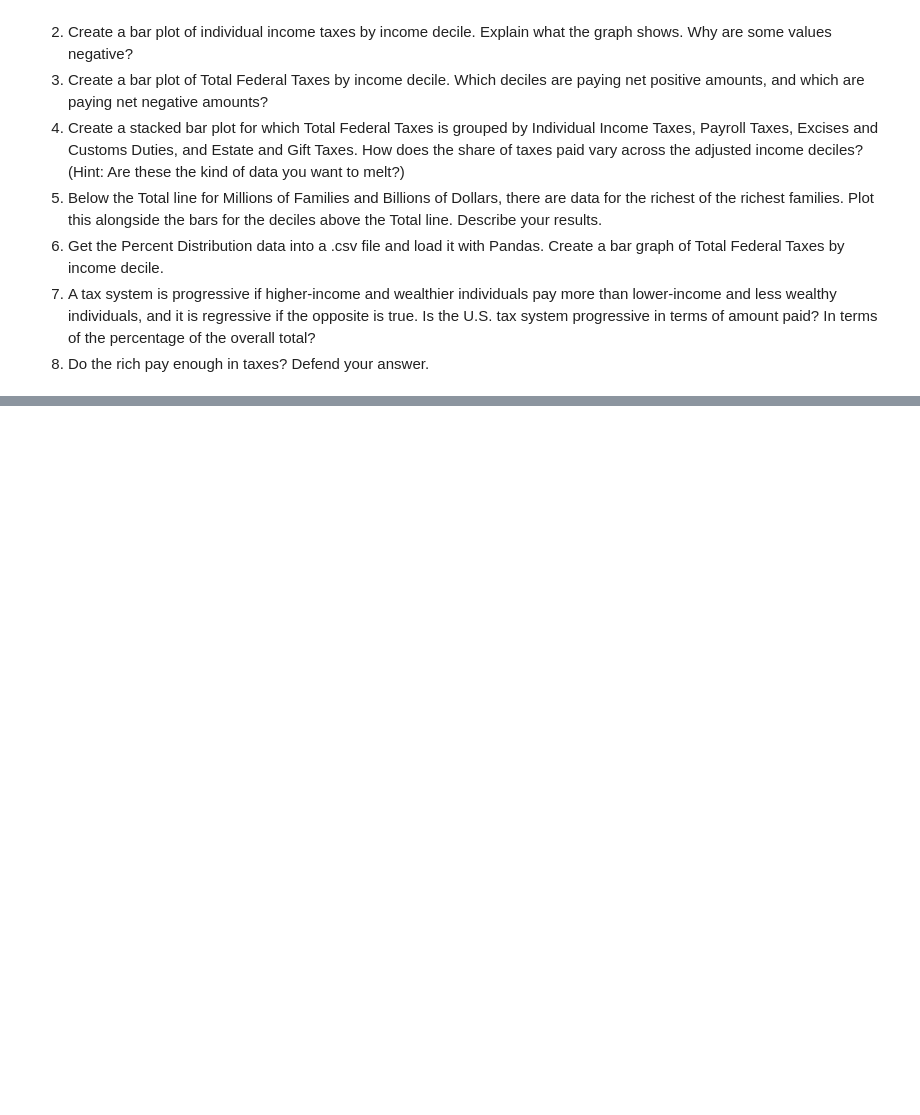
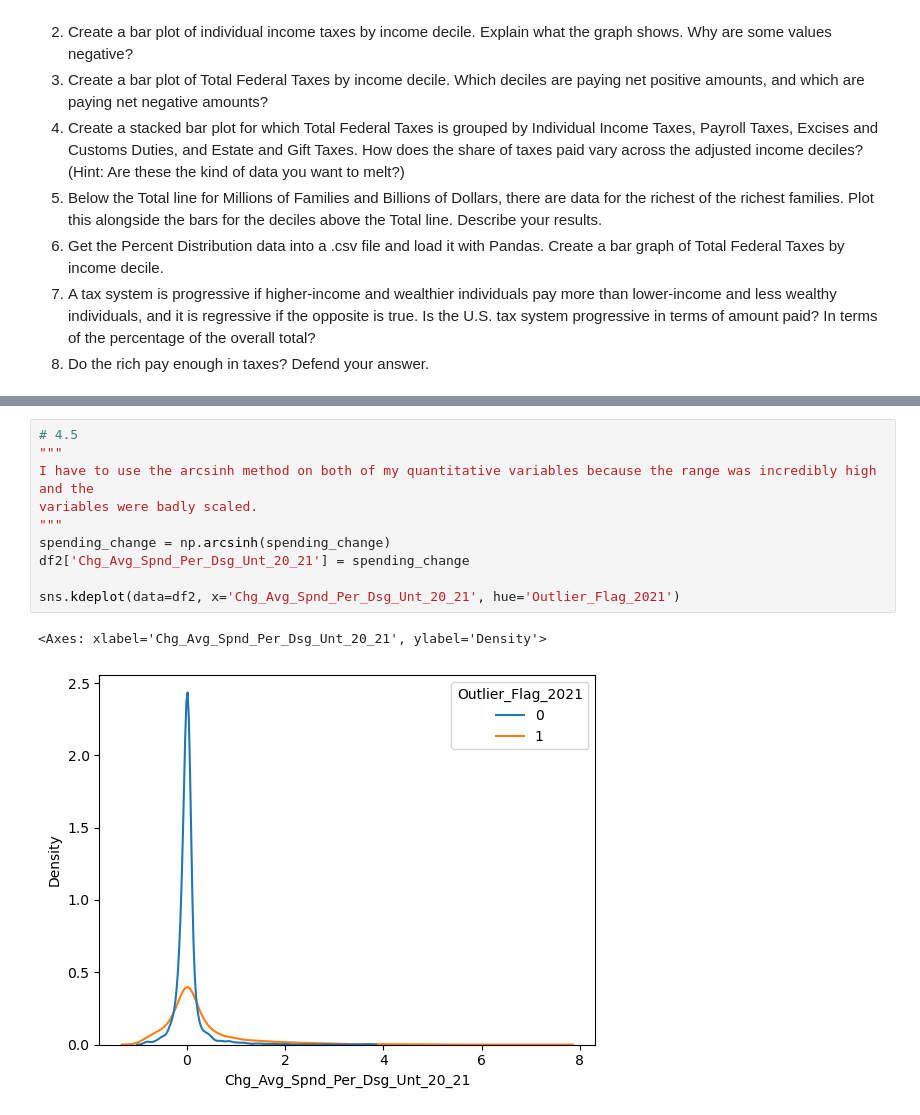
Before and after one commit to ctogs/DS-3001-IAs, a Jupyter notebook: assignment3-visualization/assignment/assignment.ipynb, the cells around one changed output, grey strips where cells are left out. Saved outputs shown, nothing was run; the diff lists cells and outputs as text; blank space fills up the shorter version.

```diff
--- a/assignment3-visualization/assignment/assignment.ipynb
+++ b/assignment3-visualization/assignment/assignment.ipynb
@@ -254,0 +372,13 @@ For some context, the Federal government ultimately spent about $4.4 trillion in
+# %%
+# 4.5
+"""
+I have to use the arcsinh method on both of my quantitative variables because the range was incredibly high and the
+variables were badly scaled.
+"""
+spending_change = np.arcsinh(spending_change)
+df2['Chg_Avg_Spnd_Per_Dsg_Unt_20_21'] = spending_change
+
+sns.kdeplot(data=df2, x='Chg_Avg_Spnd_Per_Dsg_Unt_20_21', hue='Outlier_Flag_2021')
+# %% [output]
+<Axes: xlabel='Chg_Avg_Spnd_Per_Dsg_Unt_20_21', ylabel='Density'>
+[figure, added]
```
Also changed, not shown: parts of 18 cells of this notebook, 3 other files.
